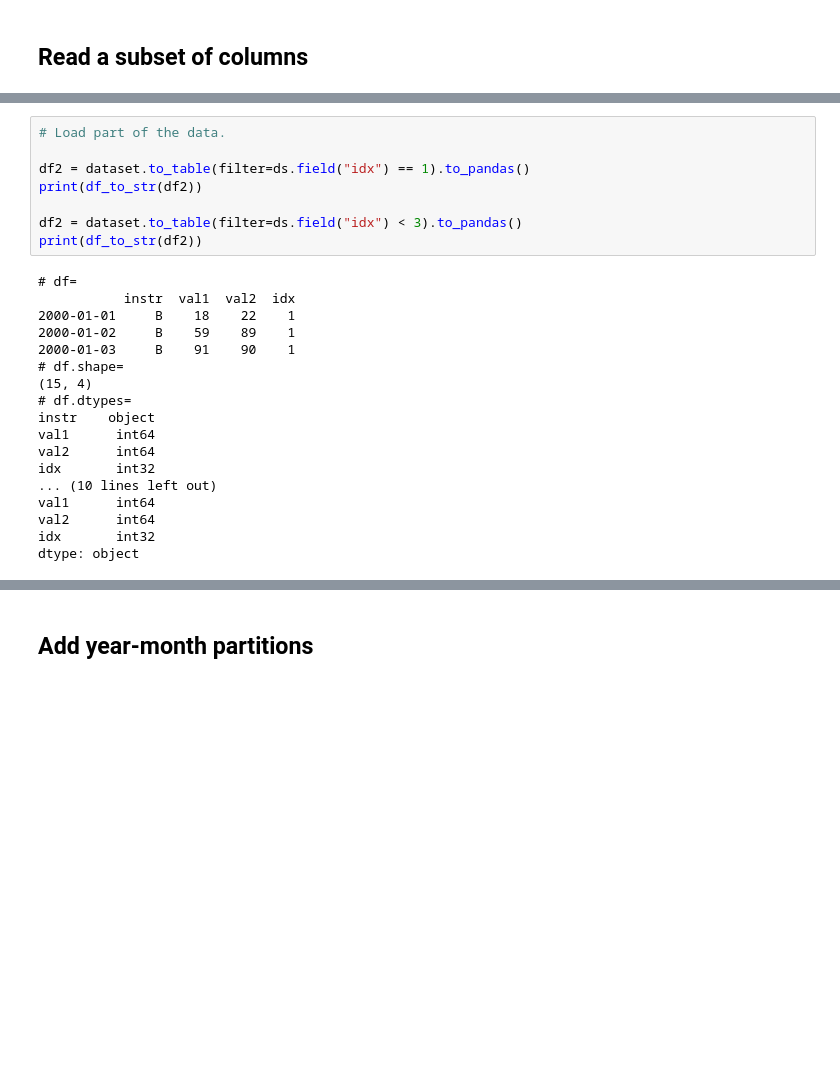
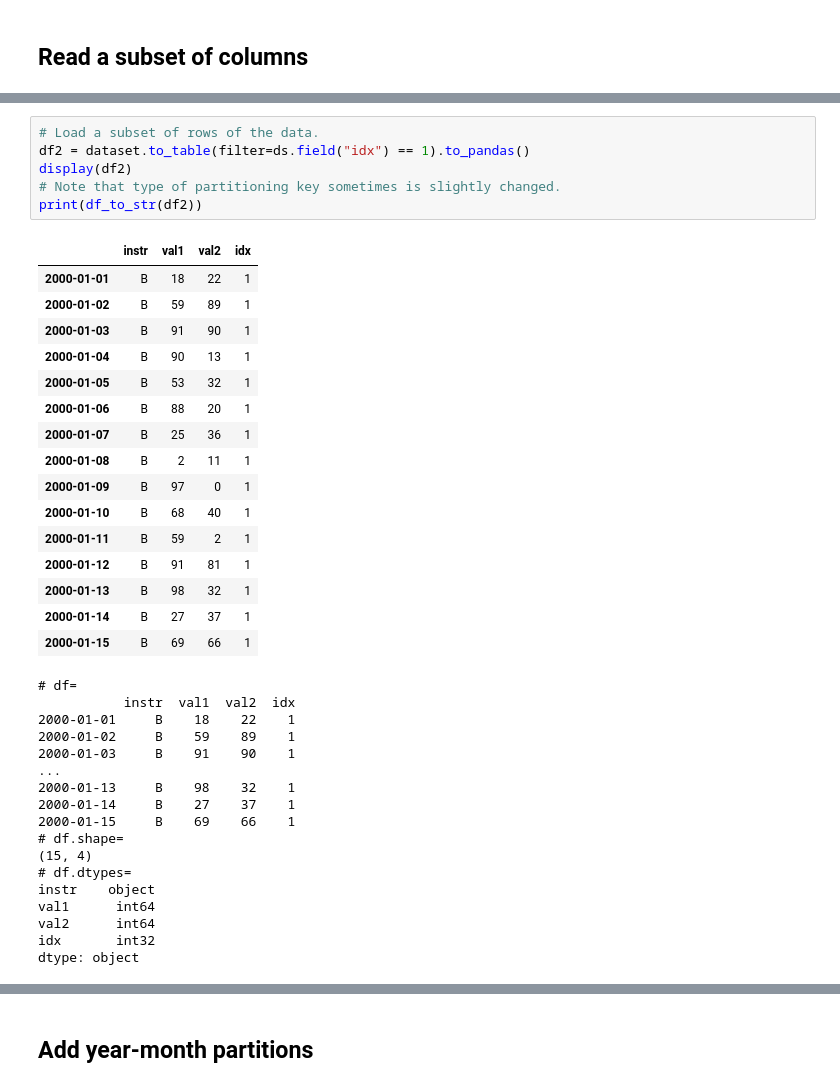
Before and after one commit to gpsaggese/umd_data605, a Jupyter notebook: tutorials/tutorial_packages/tutorial_parquet.ipynb, the cells around one changed output, grey strips where cells are left out. Cells and saved outputs as stored; diff of their text form; blank space fills up the shorter version.

```diff
--- a/tutorials/tutorial_packages/tutorial_parquet.ipynb
+++ b/tutorials/tutorial_packages/tutorial_parquet.ipynb
@@ -213,19 +289,37 @@ val2      int64
 idx       int32
 dtype: object
 # %%
-# Load part of the data.
-
+# Load a subset of rows of the data.
 df2 = dataset.to_table(filter=ds.field("idx") == 1).to_pandas()
+display(df2)
+# Note that type of partitioning key sometimes is slightly changed.
 print(df_to_str(df2))
-
-df2 = dataset.to_table(filter=ds.field("idx") < 3).to_pandas()
-print(df_to_str(df2))
 # %% [output]
+|  | instr | val1 | val2 | idx |
+| 2000-01-01 | B | 18 | 22 | 1 |
+| 2000-01-02 | B | 59 | 89 | 1 |
+| 2000-01-03 | B | 91 | 90 | 1 |
+| 2000-01-04 | B | 90 | 13 | 1 |
+| 2000-01-05 | B | 53 | 32 | 1 |
+| 2000-01-06 | B | 88 | 20 | 1 |
+| 2000-01-07 | B | 25 | 36 | 1 |
+| 2000-01-08 | B | 2 | 11 | 1 |
+| 2000-01-09 | B | 97 | 0 | 1 |
+| 2000-01-10 | B | 68 | 40 | 1 |
+| 2000-01-11 | B | 59 | 2 | 1 |
+| 2000-01-12 | B | 91 | 81 | 1 |
+| 2000-01-13 | B | 98 | 32 | 1 |
+| 2000-01-14 | B | 27 | 37 | 1 |
+| 2000-01-15 | B | 69 | 66 | 1 |
 # df=
            instr  val1  val2  idx
 2000-01-01     B    18    22    1
 2000-01-02     B    59    89    1
 2000-01-03     B    91    90    1
+...
+2000-01-13     B    98    32    1
+2000-01-14     B    27    37    1
+2000-01-15     B    69    66    1
 # df.shape=
 (15, 4)
 # df.dtypes=
@@ -233,8 +327,4 @@ instr    object
 val1      int64
 val2      int64
 idx       int32
-... (10 lines left out)
-val1      int64
-val2      int64
-idx       int32
 dtype: object
```
Also changed, not shown: parts of 29 cells of this notebook.
